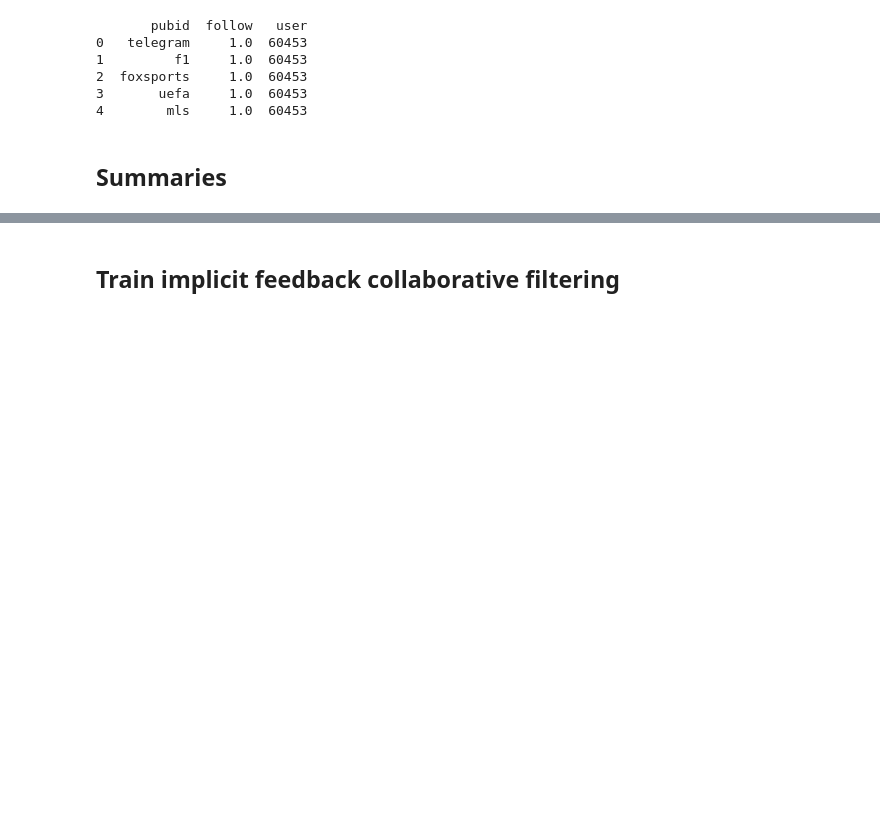
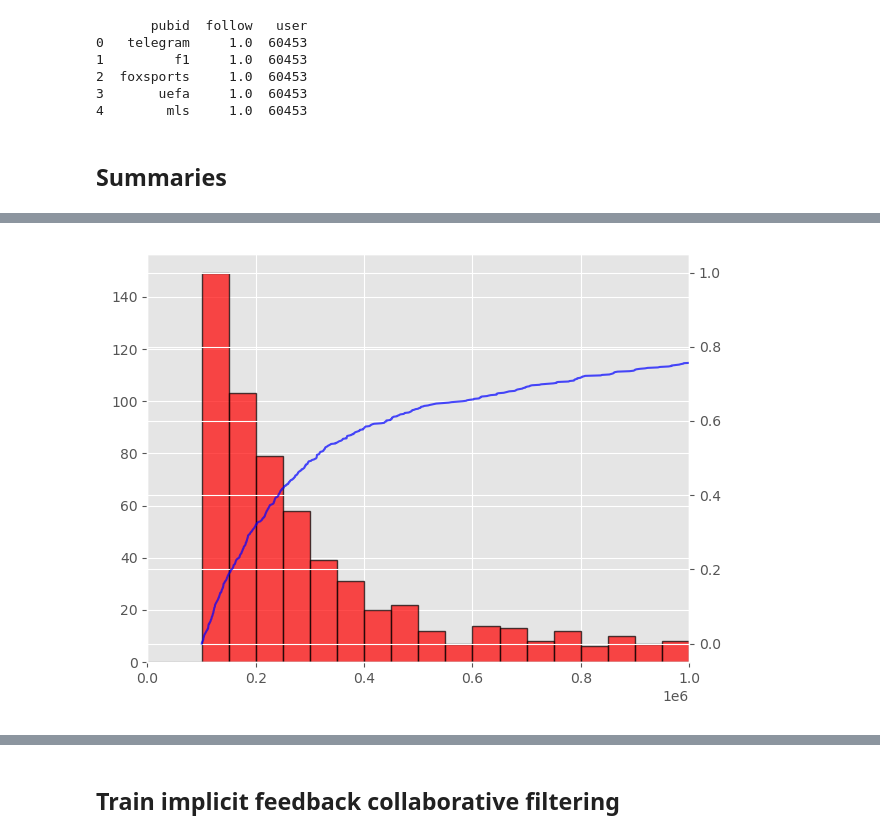
Before and after one commit to alexmoehring/PrivacyPenalties, a Jupyter notebook: scripts/twitter_recommendations.ipynb, the cells around one changed output, grey strips where cells are left out. Drawn from its saved outputs; the diff is of its cells as text; code cells hidden in the pictures; blank space fills up the shorter version.

```diff
--- a/scripts/twitter_recommendations.ipynb
+++ b/scripts/twitter_recommendations.ipynb
@@ -109,3 +111,17 @@ Image(filename=('./temp/tmp.png'))
+# %%
+ResearchTools.ChartTools.plot_histogram_with_cdf(
+    series=pubs.num_followers,
+    pickle_fig=False,
+    fn='./temp/publisher_follower_count.png',
+    show_graph=False,
+    name='',
+    rng=(0,1000000),
+    xlabel='',
+    nbins=20
+)
+Image(filename=('./temp/publisher_follower_count.png'))
+# %% [output]
+[figure, added]
 # %%
 # first plot distribution of who follows who
 user_num_pubs = wide_df.fillna(0).sum(axis=1)
```
Also changed, not shown: parts of 16 cells of this notebook, 11 other files.
